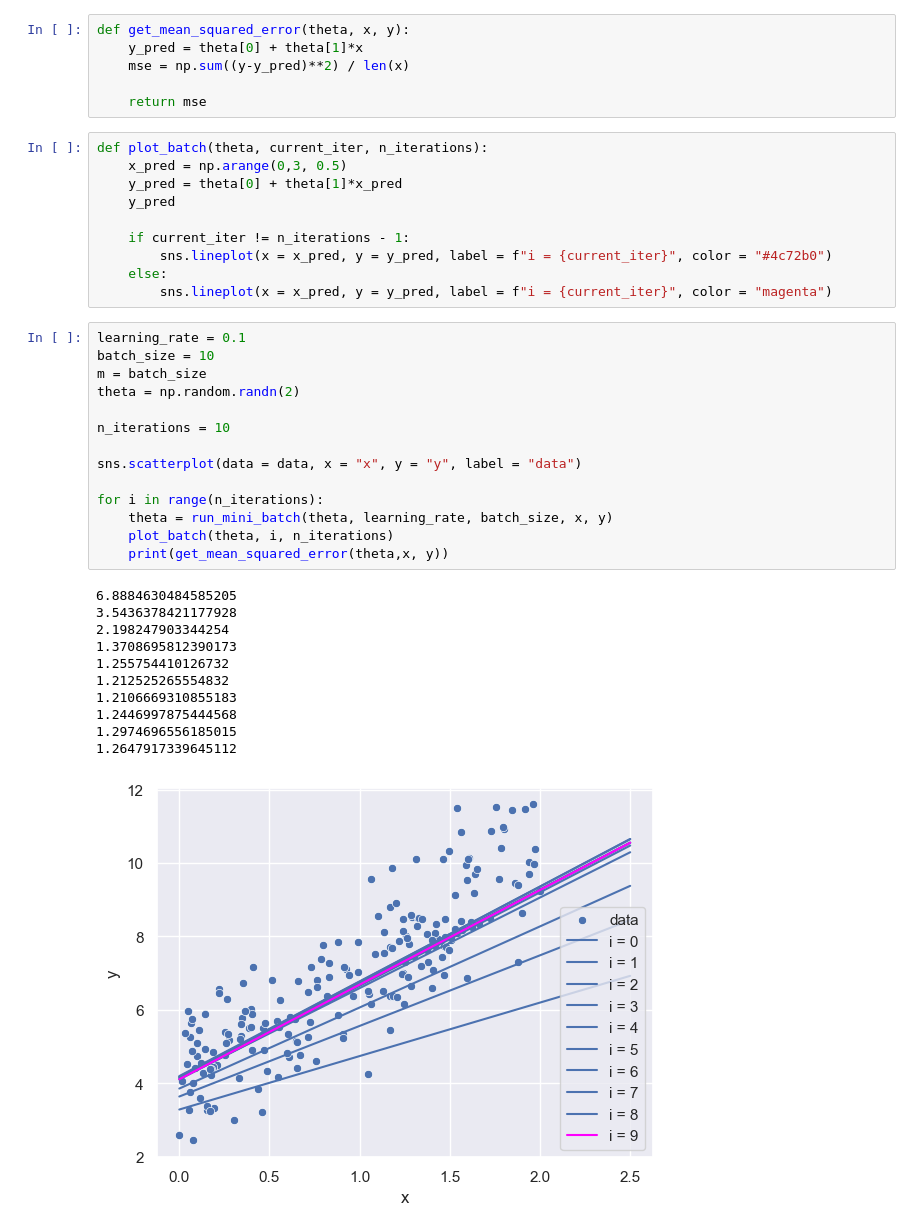
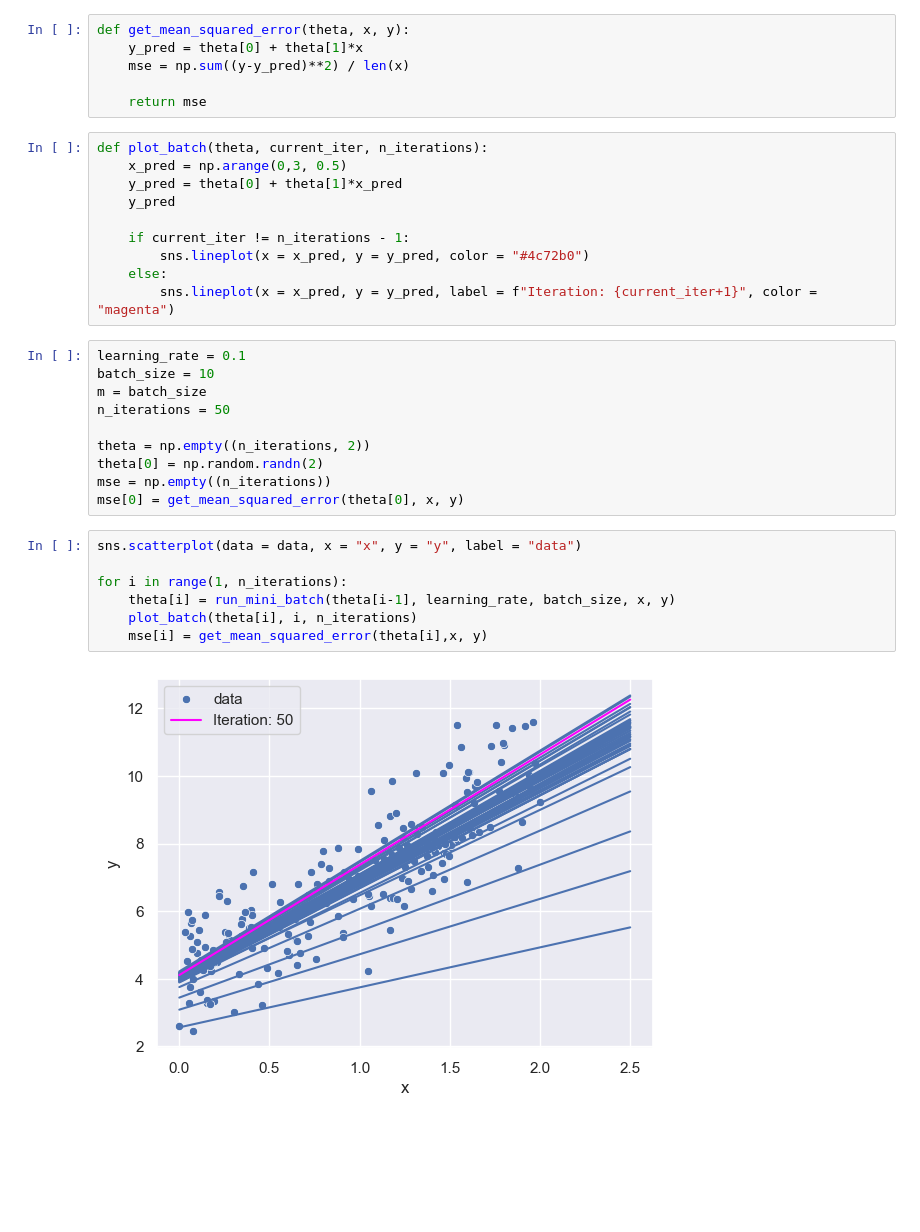
Before and after one commit to bishyboi/IntroToDataScience, a Jupyter notebook: A5/p7.ipynb, the cells around one changed output. Saved outputs shown, nothing was run; the diff lists cells and outputs as text; blank space fills up the shorter version.

```diff
--- a/A5/p7.ipynb
+++ b/A5/p7.ipynb
@@ -46,32 +46,25 @@ def plot_batch(theta, current_iter, n_iterations):
     y_pred
 
     if current_iter != n_iterations - 1:
-        sns.lineplot(x = x_pred, y = y_pred, label = f"i = {current_iter}", color = "#4c72b0")
+        sns.lineplot(x = x_pred, y = y_pred, color = "#4c72b0")
     else:
-        sns.lineplot(x = x_pred, y = y_pred, label = f"i = {current_iter}", color = "magenta")
+        sns.lineplot(x = x_pred, y = y_pred, label = f"Iteration: {current_iter+1}", color = "magenta")
+# %%
+learning_rate = 0.1
+batch_size = 10
+m = batch_size
+n_iterations = 50
+
+theta = np.empty((n_iterations, 2))
+theta[0] = np.random.randn(2)
+mse = np.empty((n_iterations))
+mse[0] = get_mean_squared_error(theta[0], x, y)
 # %%
-learning_rate = 0.1
-batch_size = 10
-m = batch_size
-theta = np.random.randn(2)
-
-n_iterations = 10
-
 sns.scatterplot(data = data, x = "x", y = "y", label = "data")
 
-for i in range(n_iterations):
-    theta = run_mini_batch(theta, learning_rate, batch_size, x, y)
-    plot_batch(theta, i, n_iterations)
-    print(get_mean_squared_error(theta,x, y))
+for i in range(1, n_iterations):
+    theta[i] = run_mini_batch(theta[i-1], learning_rate, batch_size, x, y)
+    plot_batch(theta[i], i, n_iterations)
+    mse[i] = get_mean_squared_error(theta[i],x, y)
 # %% [output]
-6.8884630484585205
-3.5436378421177928
-2.198247903344254
-1.3708695812390173
-1.255754410126732
-1.212525265554832
-1.2106669310855183
-1.2446997875444568
-1.2974696556185015
-1.2647917339645112
-[figure, old version]
+[figure, new version]
```
Also changed, not shown: parts of 2 cells of this notebook.
